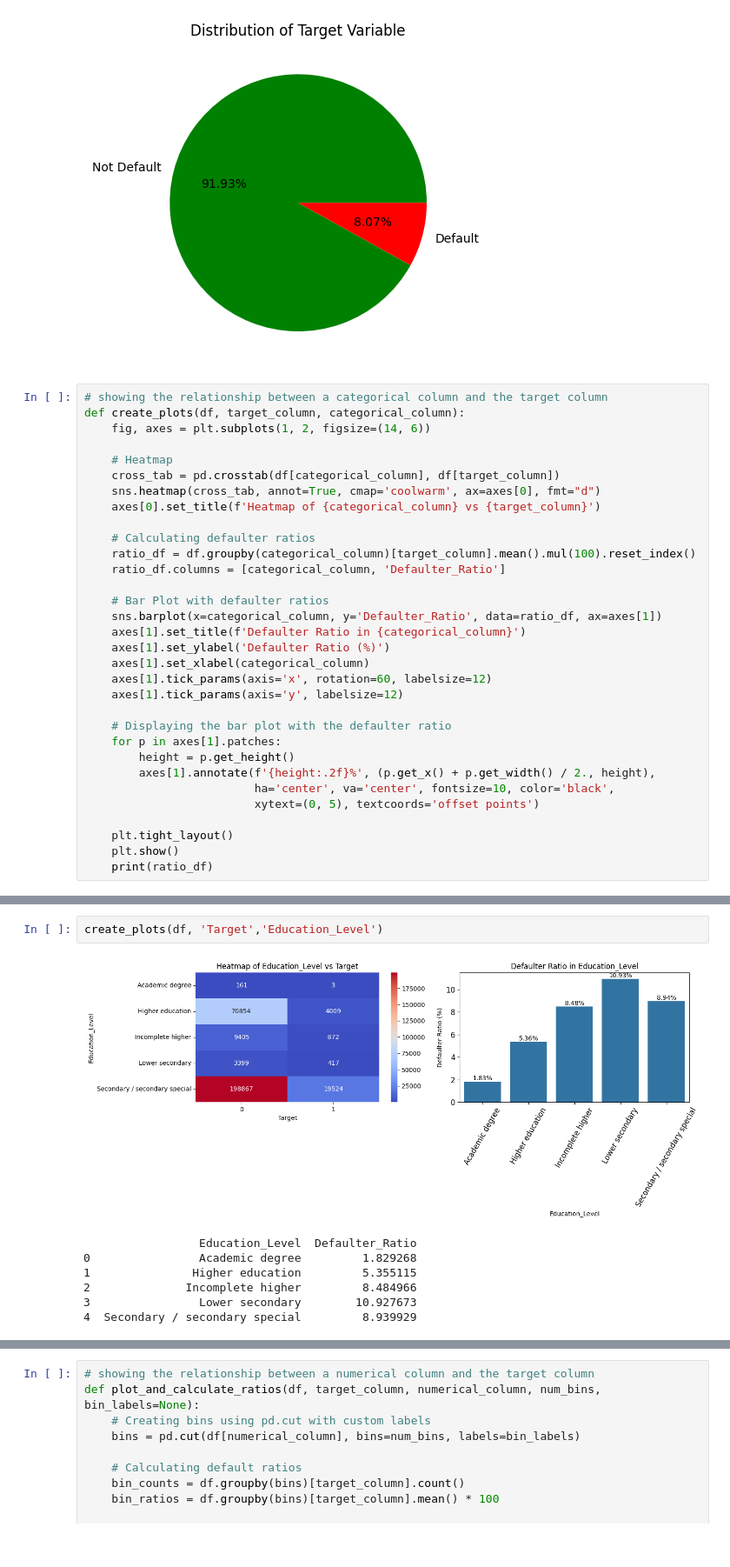
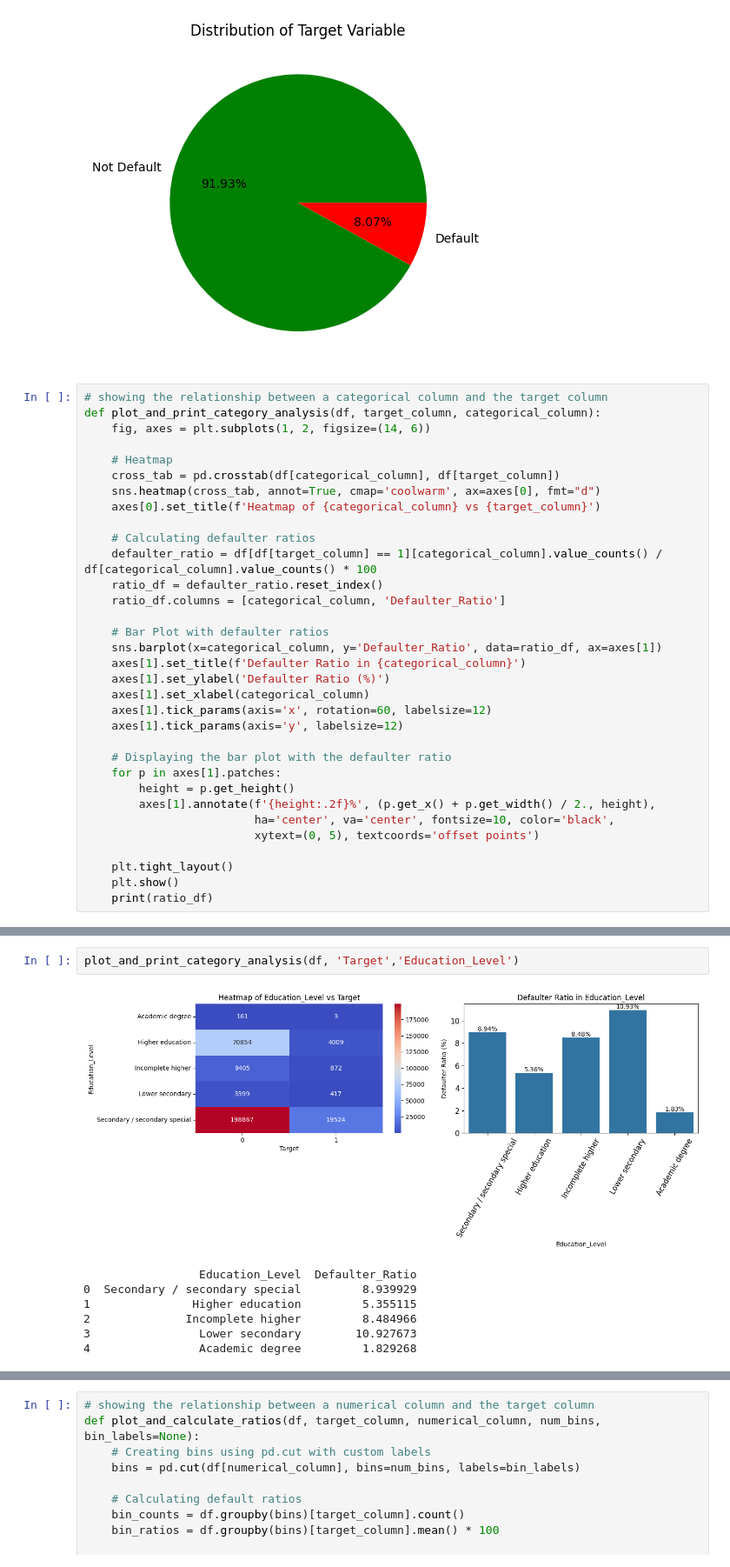
Before and after one commit to Shahidshaik5/Credit-Scoring-Model-Enhancing-Creditworthiness-Assessment-Using-Machine-Learning, a Jupyter notebook: Home_Credit_Default_Risk_Code.ipynb, the cells around one changed output, grey strips where cells are left out. Shown at 87% size. Cells and saved outputs as stored; diff of their text form.

```diff
--- a/Home_Credit_Default_Risk_Code.ipynb
+++ b/Home_Credit_Default_Risk_Code.ipynb
@@ -238,7 +238,7 @@ plt.show()
 [figure]
 # %%
 # showing the relationship between a categorical column and the target column
-def create_plots(df, target_column, categorical_column):
+def plot_and_print_category_analysis(df, target_column, categorical_column):
     fig, axes = plt.subplots(1, 2, figsize=(14, 6))
 
     # Heatmap
@@ -247,7 +247,8 @@ def create_plots(df, target_column, categorical_column):
     axes[0].set_title(f'Heatmap of {categorical_column} vs {target_column}')
 
     # Calculating defaulter ratios
-    ratio_df = df.groupby(categorical_column)[target_column].mean().mul(100).reset_index()
+    defaulter_ratio = df[df[target_column] == 1][categorical_column].value_counts() / df[categorical_column].value_counts() * 100
+    ratio_df = defaulter_ratio.reset_index()
     ratio_df.columns = [categorical_column, 'Defaulter_Ratio']
 
     # Bar Plot with defaulter ratios
@@ -315,13 +316,13 @@ create_plots(df, 'Target','Income_Type')
 6            Unemployed        36.363636
 7               Working         9.588472
 # %%
-create_plots(df, 'Target','Education_Level')
+plot_and_print_category_analysis(df, 'Target','Education_Level')
 # %% [output]
-[figure, old version]
+[figure, new version]
                  Education_Level  Defaulter_Ratio
-0                Academic degree         1.829268
+0  Secondary / secondary special         8.939929
 1               Higher education         5.355115
 2              Incomplete higher         8.484966
 3                Lower secondary        10.927673
-4  Secondary / secondary special         8.939929
+4                Academic degree         1.829268
 # %%
```
Also changed, not shown: parts of 9 cells of this notebook.
